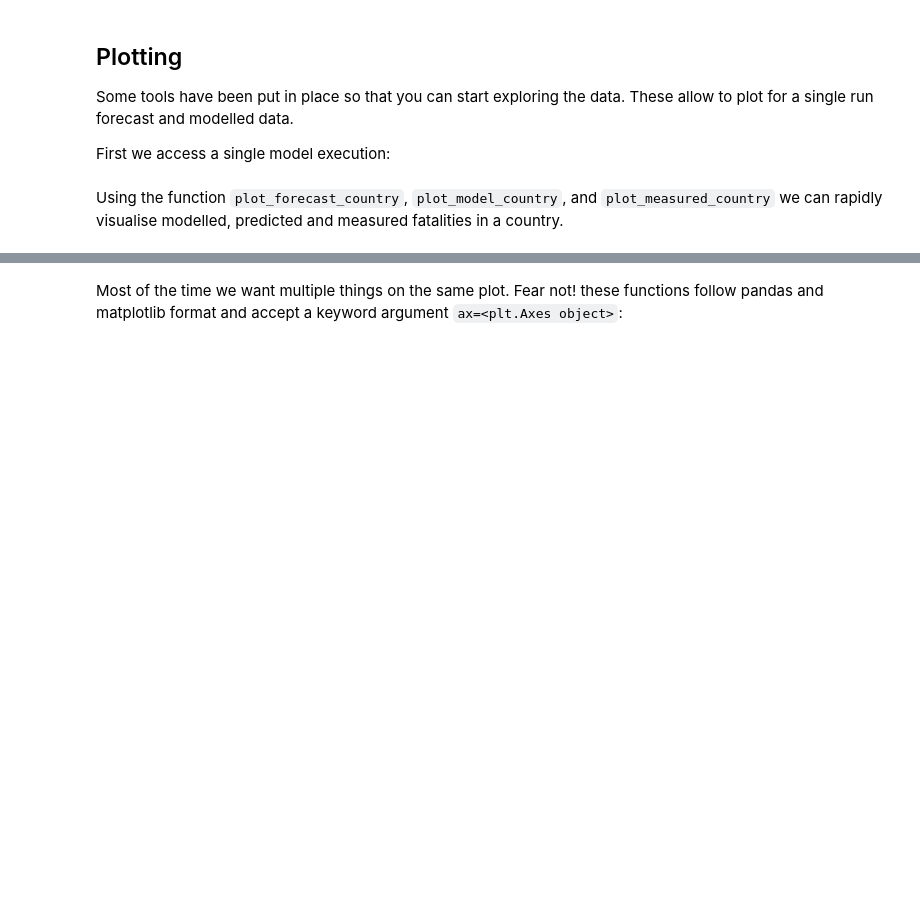
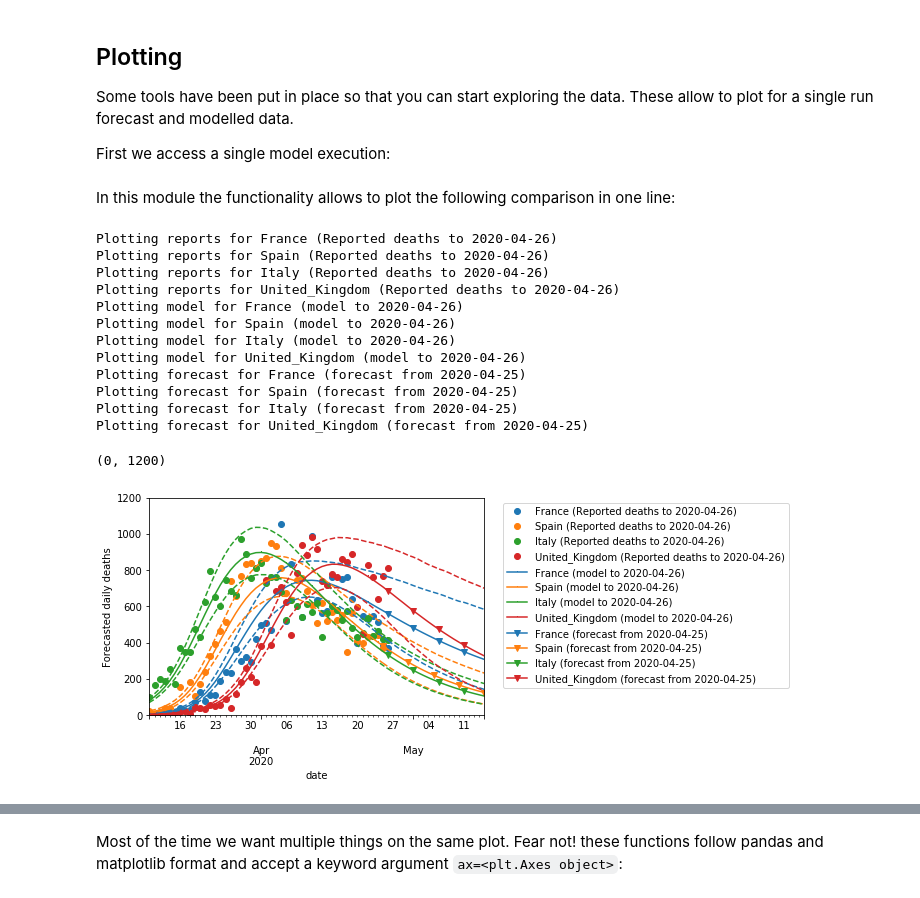
Before and after one commit to payoto/covid19model-fr-regions-results, a Jupyter notebook: data_load.ipynb, the cells around one changed output, grey strips where cells are left out. Drawn from its saved outputs; the diff is of its cells as text; code cells hidden in the pictures; blank space fills up the shorter version.

Commit message:
Complete single run plotting and explainer

```diff
--- a/data_load.ipynb
+++ b/data_load.ipynb
@@ -127,6 +127,30 @@ These allow to plot for a single run forecast and modelled data.
 First we access a single model execution:
 # %%
 model = analysis_set_france.loc[32,:]["model"]
-# %% [markdown]
-Using the function `plot_forecast_country`, `plot_model_country`, and `plot_measured_country`
-we can rapidly visualise modelled, predicted and measured fatalities in a country.
+# %% [markdown]
+In this module the functionality allows to plot the following comparison in one line:
+# %%
+ax_out = icl_plot.compare_fatality_predictions(
+    model.data,
+    country_list=["France", "Spain", "Italy", "United_Kingdom"],
+    # change this parameter to remove the confidence intervals (dashed lines)
+    max_num_country_ci_display=4,
+)
+# with some resizing of the plot to make it look better
+icl_plot.axis_date_limits(ax_out, min_date='2020-03-10', max_date='2020-05-15')
+ax_out.set_ylim(0,1200)
+# %% [output]
+Plotting reports for France (Reported deaths to 2020-04-26)
+Plotting reports for Spain (Reported deaths to 2020-04-26)
+Plotting reports for Italy (Reported deaths to 2020-04-26)
+Plotting reports for United_Kingdom (Reported deaths to 2020-04-26)
+Plotting model for France (model to 2020-04-26)
+Plotting model for Spain (model to 2020-04-26)
+Plotting model for Italy (model to 2020-04-26)
+Plotting model for United_Kingdom (model to 2020-04-26)
+Plotting forecast for France (forecast from 2020-04-25)
+Plotting forecast for Spain (forecast from 2020-04-25)
+Plotting forecast for Italy (forecast from 2020-04-25)
+Plotting forecast for United_Kingdom (forecast from 2020-04-25)
+(0, 1200)
+[figure, added]
```
Also changed, not shown: parts of 19 cells of this notebook, 2 other files.
